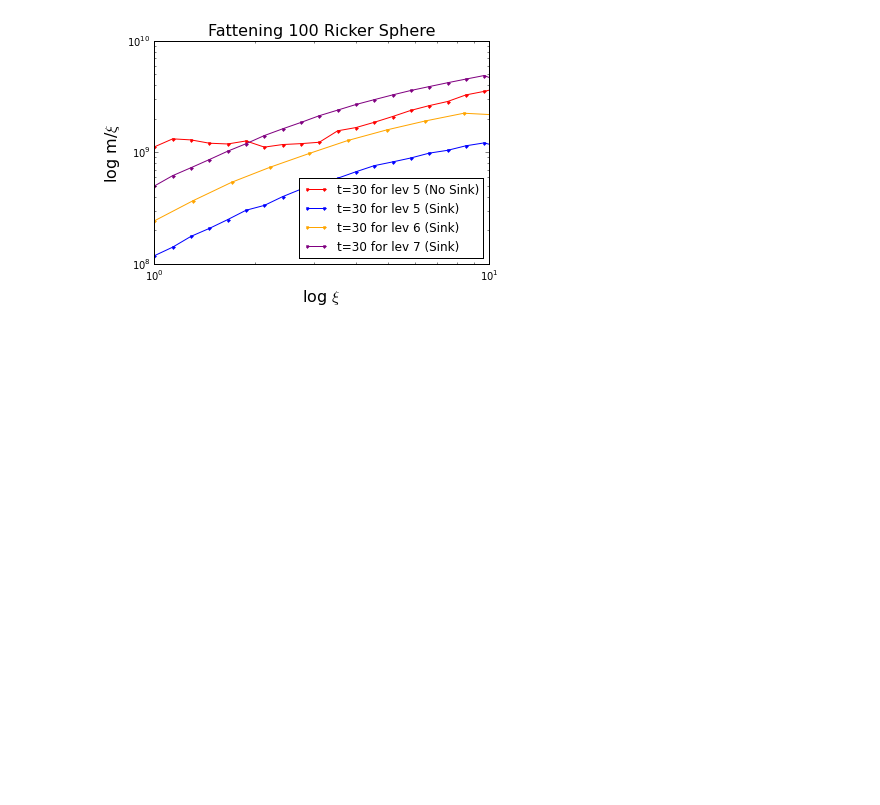
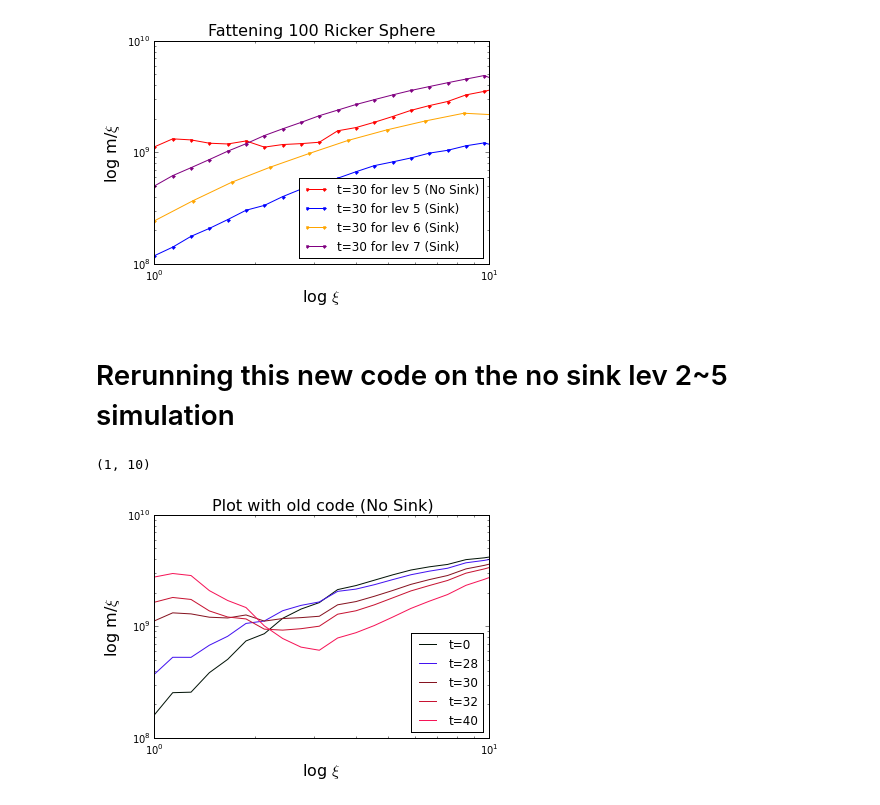
Before and after one commit to dorisjlee/StarFormationCode, a Jupyter notebook: FLASH/05_28_2016_OptimizingMR_again2.ipynb, the cells around one changed output. Drawn from its saved outputs; the diff is of its cells as text; code cells hidden in the pictures; blank space fills up the shorter version.

```diff
--- a/FLASH/05_28_2016_OptimizingMR_again2.ipynb
+++ b/FLASH/05_28_2016_OptimizingMR_again2.ipynb
@@ -190,3 +226,21 @@ plt.xlim(1,10)
 # %% [output]
 (1, 10)
 [figure]
+# %% [markdown]
+# Rerunning this new code on the no sink lev 2~5 simulation
+# %%
+xi_range = np.logspace(0,1.04,num=20)
+tlst = [0,28,30,32,40]
+hsv = plt.get_cmap('Plasma')
+colors = hsv(np.linspace(0, 1.0, len(tlst)))
+for s , c in zip(tlst,colors):
+    data = np.loadtxt("../../FLASH4.3_2/object/fat100/sum_args_list{}_3.txt".format(s))
+    plt.loglog(xi_range,4*np.pi*G*data/c_s,label= "t={}".format(s), color=c)
+plt.legend(loc="lower right")
+plt.xlabel(r"log $\xi$",fontsize=16)
+plt.ylabel(r"log m/$\xi$",fontsize=16)
+plt.title("Plot with old code (No Sink)",fontsize=16)
+plt.xlim(1,10)
+# %% [output]
+(1, 10)
+[figure, added]
```
Also changed, not shown: parts of 11 cells of this notebook, 1 other file.
